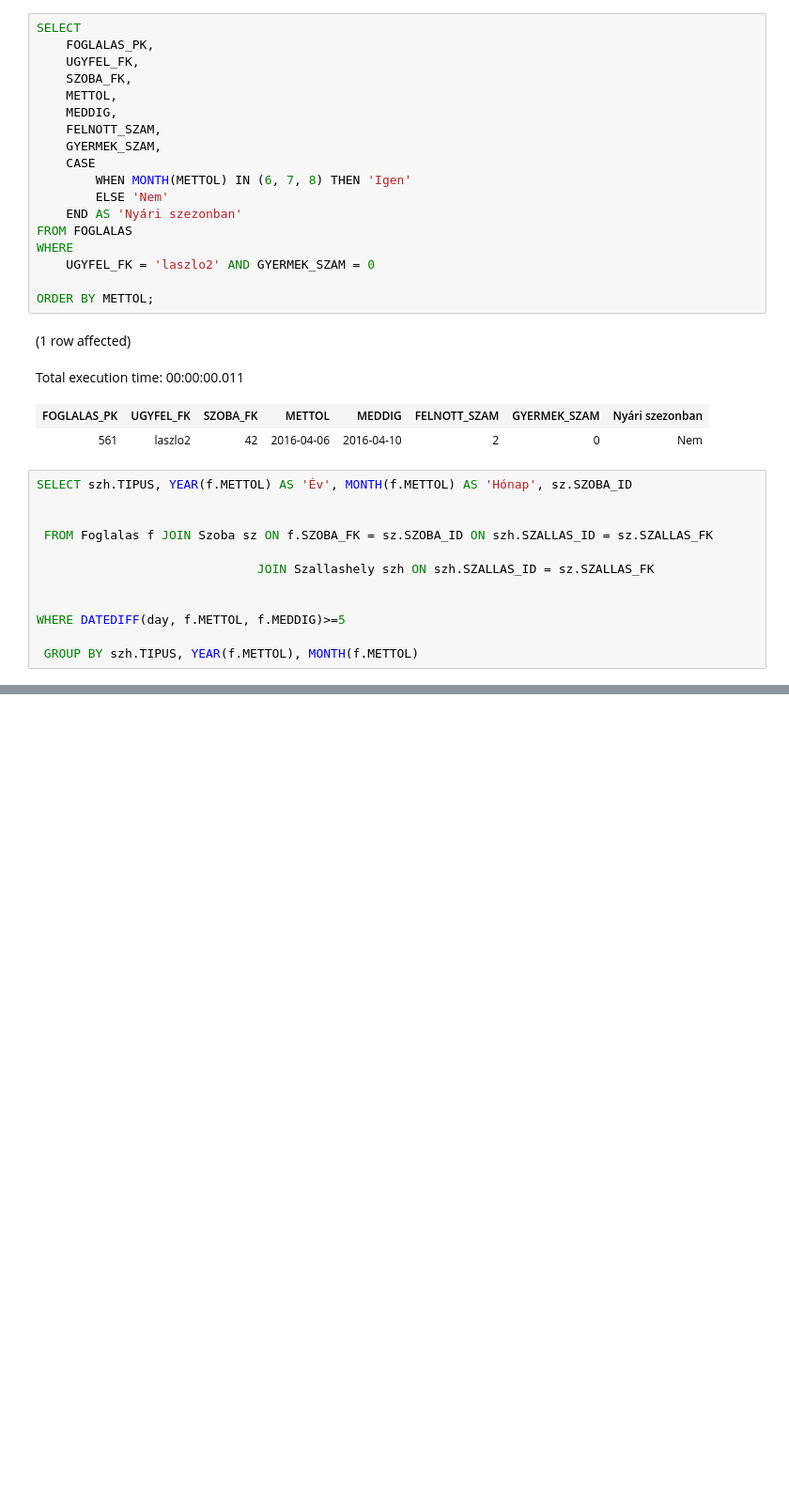
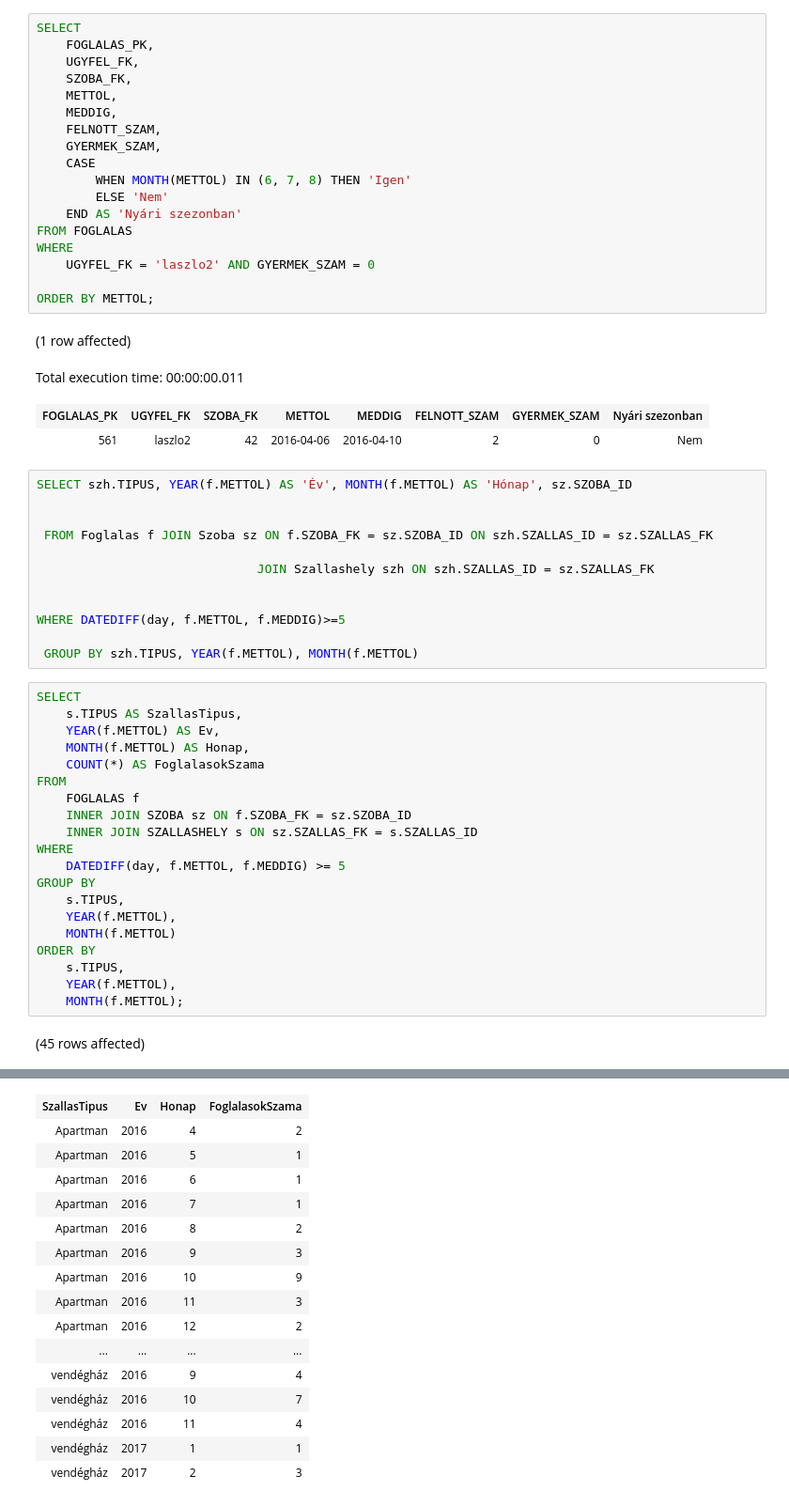
Before and after one commit to Botond1/Adatbazis, a Jupyter notebook: gyakorlat03_feladatok.ipynb, the cells around one changed output, grey strips where cells are left out. Shown at 94% size. Cells and saved outputs as stored; diff of their text form; blank space fills up the shorter version.

```diff
--- a/gyakorlat03_feladatok.ipynb
+++ b/gyakorlat03_feladatok.ipynb
@@ -271,3 +271,25 @@ SELECT szh.TIPUS, YEAR(f.METTOL) AS 'Év', MONTH(f.METTOL) AS 'Hónap', sz.SZOBA
 WHERE DATEDIFF(day, f.METTOL, f.MEDDIG)>=5
 
  GROUP BY szh.TIPUS, YEAR(f.METTOL), MONTH(f.METTOL)
+# %%
+SELECT
+    s.TIPUS AS SzallasTipus,
+    YEAR(f.METTOL) AS Ev,
+    MONTH(f.METTOL) AS Honap,
+    COUNT(*) AS FoglalasokSzama
+FROM
+    FOGLALAS f
+    INNER JOIN SZOBA sz ON f.SZOBA_FK = sz.SZOBA_ID
+    INNER JOIN SZALLASHELY s ON sz.SZALLAS_FK = s.SZALLAS_ID
+WHERE
+    DATEDIFF(day, f.METTOL, f.MEDDIG) >= 5
+GROUP BY
+    s.TIPUS,
+    YEAR(f.METTOL),
+    MONTH(f.METTOL)
+ORDER BY
+    s.TIPUS,
+    YEAR(f.METTOL),
+    MONTH(f.METTOL);
+# %% [output]
+(45 rows affected)
@@ -273,0 +297,16 @@ WHERE DATEDIFF(day, f.METTOL, f.MEDDIG)>=5
+| SzallasTipus | Ev | Honap | FoglalasokSzama |
+| Apartman | 2016 | 4 | 2 |
+| Apartman | 2016 | 5 | 1 |
+| Apartman | 2016 | 6 | 1 |
+| Apartman | 2016 | 7 | 1 |
+| Apartman | 2016 | 8 | 2 |
+| Apartman | 2016 | 9 | 3 |
+| Apartman | 2016 | 10 | 9 |
+| Apartman | 2016 | 11 | 3 |
+| Apartman | 2016 | 12 | 2 |
+| ... | ... | ... | ... |
+| vendégház | 2016 | 9 | 4 |
+| vendégház | 2016 | 10 | 7 |
+| vendégház | 2016 | 11 | 4 |
+| vendégház | 2017 | 1 | 1 |
+| vendégház | 2017 | 2 | 3 |
```
Also changed, not shown: parts of 1 cell of this notebook.
